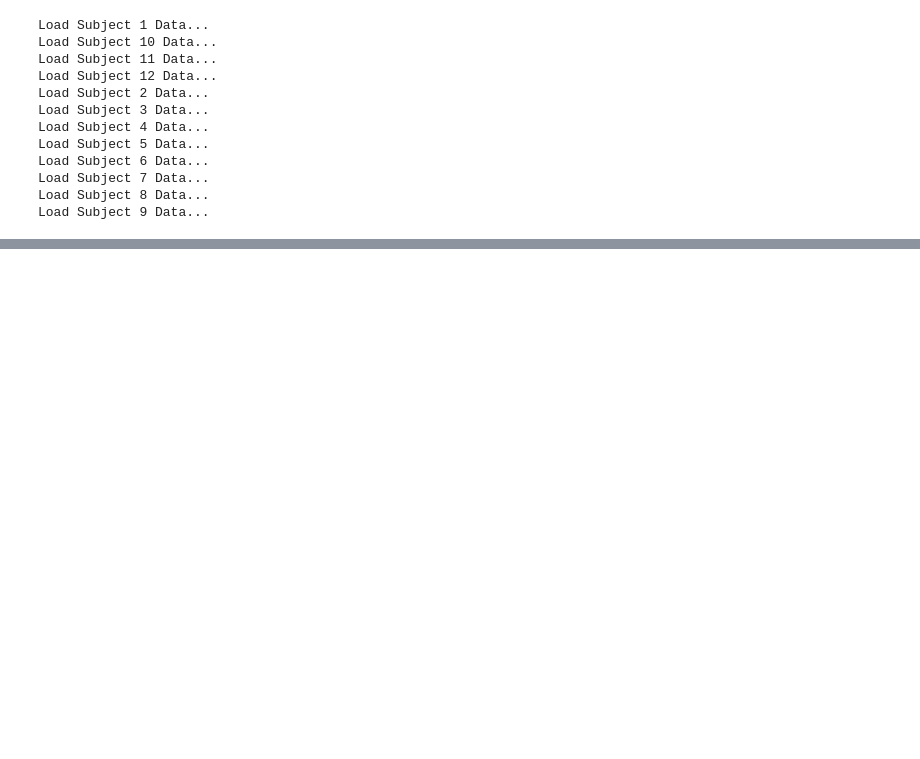
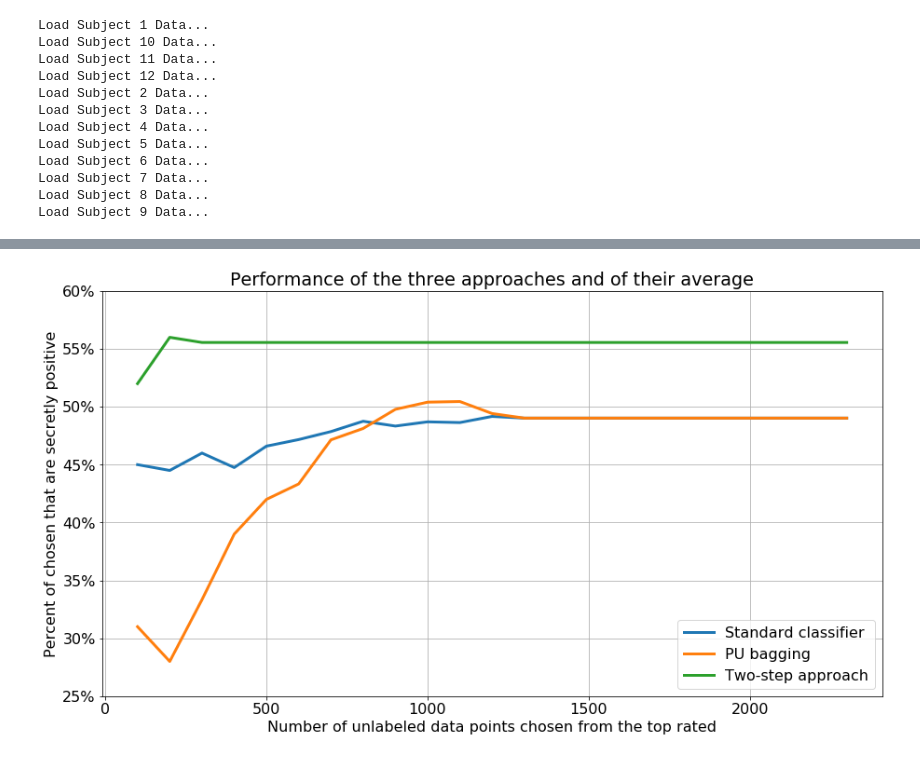
Before and after one commit to mudo121/thesis_eeg, a Jupyter notebook: machine_learning_notebooks/semi_supervised.ipynb, the cells around one changed output, grey strips where cells are left out. Saved outputs shown, nothing was run; the diff lists cells and outputs as text; code cells hidden in the pictures; blank space fills up the shorter version.

Commit message:
added notebook to create plots for the thesis document - little fixes in the code

```diff
--- a/machine_learning_notebooks/semi_supervised.ipynb
+++ b/machine_learning_notebooks/semi_supervised.ipynb
@@ -125,0 +135,3 @@ from sklearn.semi_supervised import LabelSpreading
+# %%
+eegData, freqData = loadOnlineEEGdata(splitData=False)
+X_freq_orig, y_freq_orig = freqData
@@ -125,0 +155,7 @@ from sklearn.semi_supervised import LabelSpreading
+# %%
+from pulearn import BaggingPuClassifier
+from sklearn.svm import SVC
+svc = SVC(C=10, kernel='rbf', gamma=0.4, probability=True)
+pu_estimator = BaggingPuClassifier(
+    base_estimator=svc, n_estimators=15)
+pu_estimator.fit(X_freq.reshape(1440,1200), y_freq)
@@ -125,0 +200,10 @@ from sklearn.semi_supervised import LabelSpreading
+# %%
+from pulearn import BaggingPuClassifier
+bc = BaggingPuClassifier(
+    DecisionTreeClassifier(),
+    n_estimators = 1000,  # 1000 trees as usual
+    max_samples = sum(y_freq), # Balance the positives and unlabeled in each bag
+    n_jobs = -1           # Use all cores
+)
+bc.fit(X_freq, y_freq)
+results['output_skb'] = bc.oob_decision_function_[:,1]
@@ -125,0 +253,28 @@ from sklearn.semi_supervised import LabelSpreading
+# %%
+# Performance graphing
+plt.rcParams['font.size'] = 16
+plt.rcParams['figure.figsize'] = 15, 8
+
+plt.plot(
+    ts, y_std,
+    ts, y_skb,
+    ts, y_puLearn,
+    lw = 3
+)
+
+vals = plt.gca().get_yticks()
+plt.yticks(vals, ['%.0f%%' % (v*100) for v in vals])
+plt.xlabel('Number of unlabeled data points chosen from the top rated')
+plt.ylabel('Percent of chosen that are secretly positive')
+plt.legend([
+    'Standard classifier',
+    'PU bagging',
+    'Two-step approach',
+    'Average score'
+])
+ylim = plt.gca().get_ylim()
+plt.title('Performance of the three approaches and of their average')
+plt.grid()
+plt.show()
+# %% [output]
+[figure, added]
```
Also changed, not shown: parts of 19 cells of this notebook, 20 other files.
